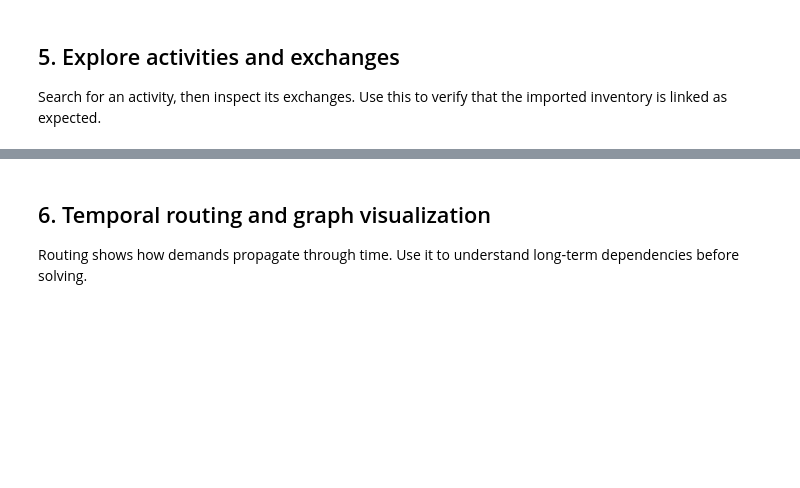
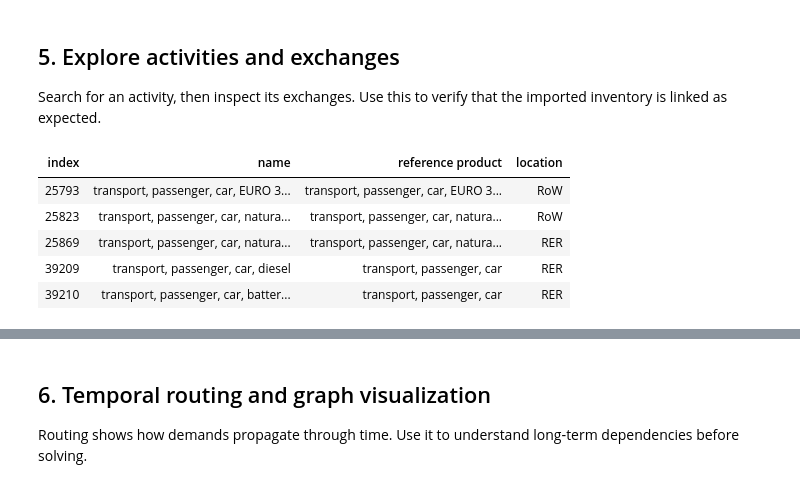
Before and after one commit to Laboratory-for-Energy-Systems-Analysis/trails, a Jupyter notebook: examples/2. premise and imported lci example.ipynb, the cells around one changed output, grey strips where cells are left out. Cells and saved outputs as stored; diff of their text form; code cells hidden in the pictures; blank space fills up the shorter version.

```diff
--- a/examples/2. premise and imported lci example.ipynb
+++ b/examples/2. premise and imported lci example.ipynb
@@ -122,6 +173,13 @@ Search for an activity, then inspect its exchanges. Use this to verify that the
 imported inventory is linked as expected.
 # %%
 # Find matching activities
-search_activity(trails, "passenger car")[:5]
+search_activity(trails, "transport, passenger, car,")[-5:]
+# %% [output]
+| index | name | reference product | location |
+| 25793 | transport, passenger, car, EURO 3... | transport, passenger, car, EURO 3... | RoW |
+| 25823 | transport, passenger, car, natura... | transport, passenger, car, natura... | RoW |
+| 25869 | transport, passenger, car, natura... | transport, passenger, car, natura... | RER |
+| 39209 | transport, passenger, car, diesel | transport, passenger, car | RER |
+| 39210 | transport, passenger, car, batter... | transport, passenger, car | RER |
 # %%
 # Inspect exchanges for a specific activity index
```
Also changed, not shown: parts of 14 cells of this notebook, 6 other files.
